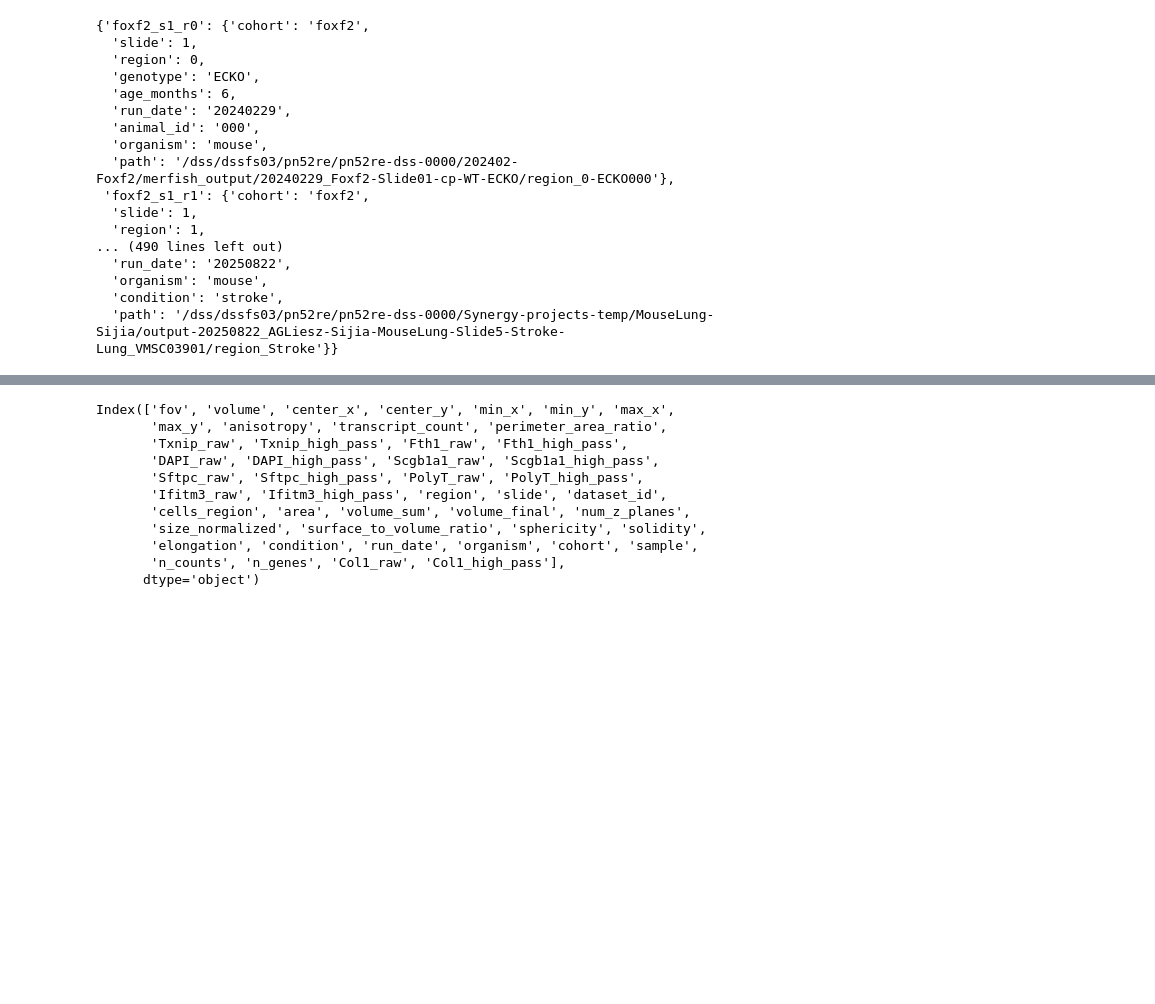
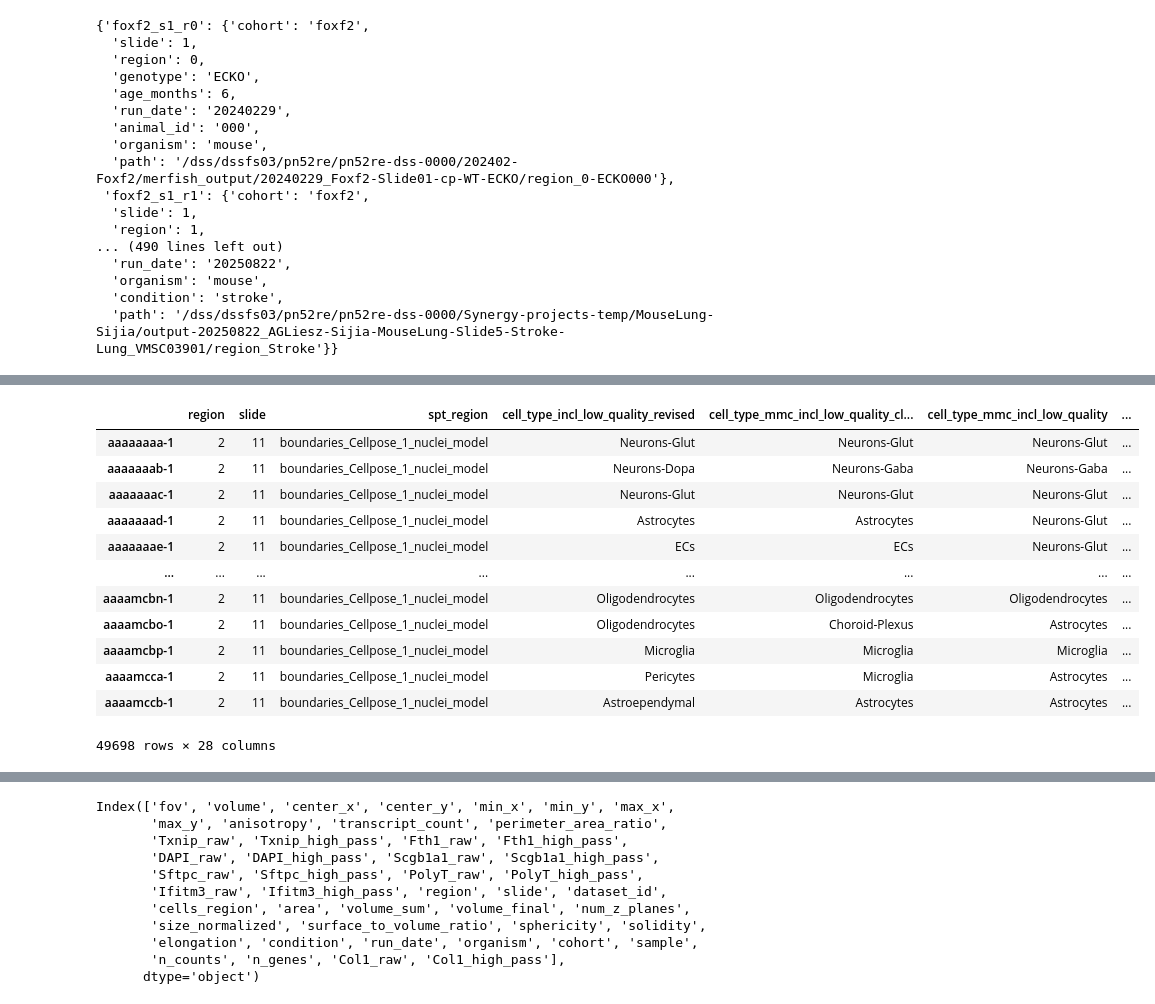
Before and after one commit to simonmfr/cellseg-benchmark, a Jupyter notebook: notebooks/script_setup/merge-adata.ipynb, the cells around one changed output, grey strips where cells are left out. Drawn from its saved outputs; the diff is of its cells as text; code cells hidden in the pictures; blank space fills up the shorter version.

```diff
--- a/notebooks/script_setup/merge-adata.ipynb
+++ b/notebooks/script_setup/merge-adata.ipynb
@@ -117,5 +118,5 @@ set()
 # %%
 yaml_samples = [name for name, meta in sample_metadata_file.items()
-                if meta.get("cohort") == args.cohort and name not in excluded]
+                if meta.get("cohort") == args.cohort and name not in excluded_samples]
 yaml_samples
 # %% [output]
@@ -155,6 +162,24 @@ adata_list = [(name, adata) for name, adata in results if adata is not None]
         #ad.obs["region"] = "0"
     #ad.obs["region"] = ad.obs["region"].astype(str).astype("category")
     #adata_list[i] = (name, ad)
+# %%
+adata = next((a for n, a in adata_list if n == "aging_s11_r2"), None)
+# %%
+adata.obs
+# %% [output]
+|  | region | slide | spt_region | cell_type_incl_low_quality_revised | cell_type_mmc_incl_low_quality_cl... | cell_type_mmc_incl_low_quality | ... |
+| aaaaaaaa-1 | 2 | 11 | boundaries_Cellpose_1_nuclei_model | Neurons-Glut | Neurons-Glut | Neurons-Glut | ... |
+| aaaaaaab-1 | 2 | 11 | boundaries_Cellpose_1_nuclei_model | Neurons-Dopa | Neurons-Gaba | Neurons-Gaba | ... |
+| aaaaaaac-1 | 2 | 11 | boundaries_Cellpose_1_nuclei_model | Neurons-Glut | Neurons-Glut | Neurons-Glut | ... |
+| aaaaaaad-1 | 2 | 11 | boundaries_Cellpose_1_nuclei_model | Astrocytes | Astrocytes | Neurons-Glut | ... |
+| aaaaaaae-1 | 2 | 11 | boundaries_Cellpose_1_nuclei_model | ECs | ECs | Neurons-Glut | ... |
+| ... | ... | ... | ... | ... | ... | ... | ... |
+| aaaamcbn-1 | 2 | 11 | boundaries_Cellpose_1_nuclei_model | Oligodendrocytes | Oligodendrocytes | Oligodendrocytes | ... |
+| aaaamcbo-1 | 2 | 11 | boundaries_Cellpose_1_nuclei_model | Oligodendrocytes | Choroid-Plexus | Astrocytes | ... |
+| aaaamcbp-1 | 2 | 11 | boundaries_Cellpose_1_nuclei_model | Microglia | Microglia | Microglia | ... |
+| aaaamcca-1 | 2 | 11 | boundaries_Cellpose_1_nuclei_model | Pericytes | Microglia | Astrocytes | ... |
+| aaaamccb-1 | 2 | 11 | boundaries_Cellpose_1_nuclei_model | Astroependymal | Astrocytes | Astrocytes | ... |
+49698 rows × 28 columns
 # %%
 # Merge and process
 adata = merge_adatas(
```
Also changed, not shown: parts of 18 cells of this notebook, 5 other files.
